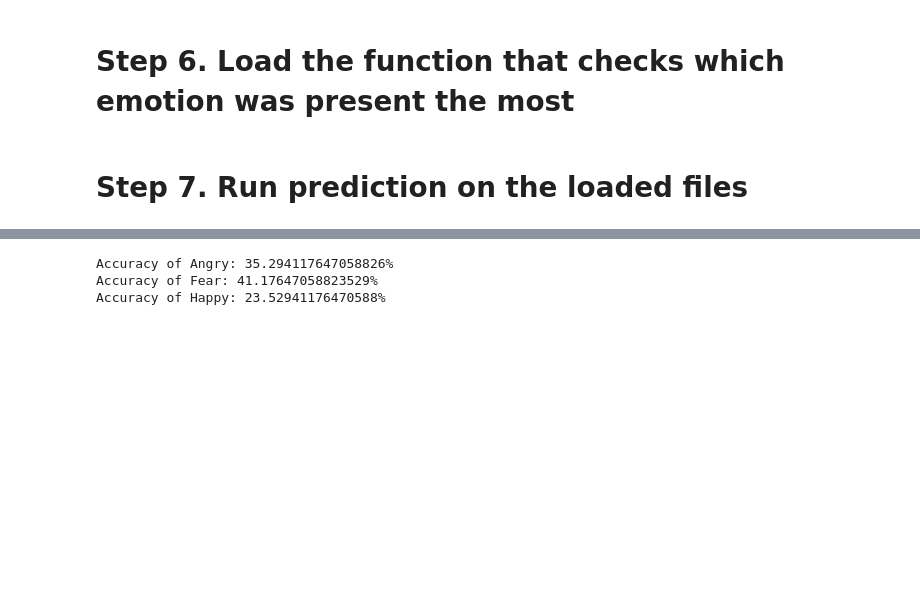
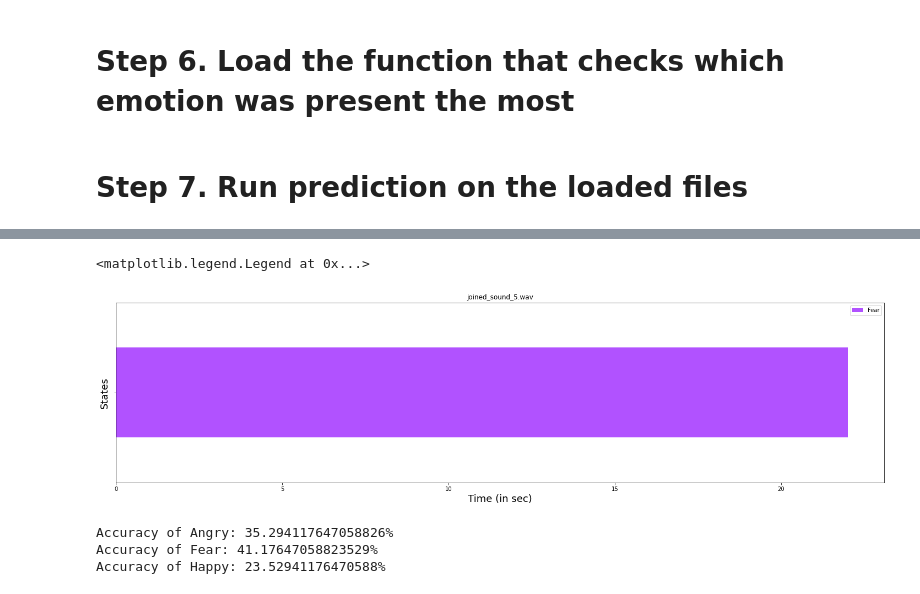
Before and after one commit to DeivisDervinis/Speech-Emotion-Analyzer, a Jupyter notebook: colab/EAPDA.ipynb, the cells around one changed output, grey strips where cells are left out. Saved outputs shown, nothing was run; the diff lists cells and outputs as text; code cells hidden in the pictures; blank space fills up the shorter version.

```diff
--- a/colab/EAPDA.ipynb
+++ b/colab/EAPDA.ipynb
@@ -459,3 +464,38 @@ ax.legend(by_label.values(), by_label.keys())
+# %%
+import pandas as pd
+import matplotlib.pyplot as plt
+
+colorDict = {'Angry':"#ff5954",'Disgust':"#6eff69", 'Fear':"#b152ff", 'Happy': '#fff673', 'Neutral':'#ccccc8', 'Sad':'#5c8dff', 'Surprise':'#ffb663'}
+colorList = []
+
+df = pd.DataFrame({}, index=[0])
+counter = 0
+
+if len(unhashedList) == len(timestampList):
+  for index in unhashedList:
+    df.insert(counter, index, timestampList[counter], True)
+    counter += 1
+    colorList.append(colorDict.get(index))
+else:
+  df.insert(0, return_emotion[0], timestampList[0], True)
+  colorList.append(colorDict.get(return_emotion[0]))
+
+ax = df.plot.barh(stacked=True, color=colorList)
+
+
+ax.figure.set_size_inches(25,6)
+ax.set_xlabel('Time (in sec)', fontsize=18)
+ax.set_ylabel('States', fontsize=18)
+ax.set_yticklabels([])
+
+handles, labels = ax.get_legend_handles_labels()
+by_label = dict(zip(labels, handles))
+
+ax.set_title(audio_file_name)
+ax.legend(by_label.values(), by_label.keys())
+# %% [output]
+<matplotlib.legend.Legend at 0x...>
+[figure, added]
 # %%
 # Metrics
 
```
Also changed, not shown: parts of 4 cells of this notebook.
